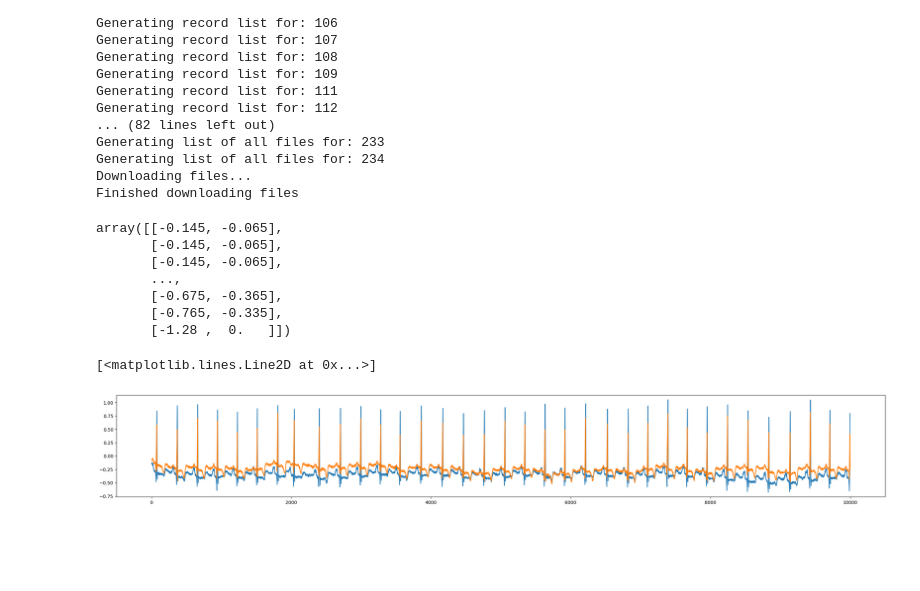
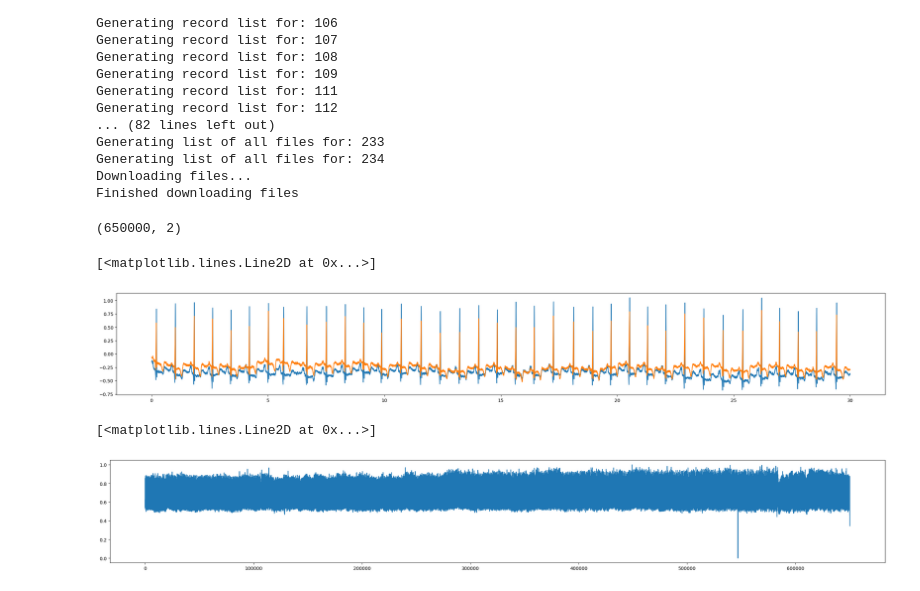
Before and after one commit to sjjtu/MAthesis, a Jupyter notebook: code/explore_mitbih.ipynb, the cells around one changed output. Saved outputs shown, nothing was run; the diff lists cells and outputs as text; code cells hidden in the pictures; blank space fills up the shorter version.

Commit message:
data preprocess

```diff
--- a/code/explore_mitbih.ipynb
+++ b/code/explore_mitbih.ipynb
@@ -56,19 +57,25 @@ dic = {'N':['N','L','R','B'],
       }
 # %%
 record = wfdb.rdrecord(data+'100',smooth_frames=True)
-record.p_signal
+record.p_signal.shape
+# first entry is MLII (Lead II) and second is V1 (sometimes V2, V4, or V5)
 # %% [output]
-array([[-0.145, -0.065],
-       [-0.145, -0.065],
-       [-0.145, -0.065],
-       ...,
-       [-0.675, -0.365],
-       [-0.765, -0.335],
-       [-1.28 ,  0.   ]])
+(650000, 2)
+# %%
+t = [x/360 for x in list(range(10800))]
 # %%
 plt.figure(figsize=(30, 4))
-plt.plot(record.p_signal[:10000,0])
-plt.plot(record.p_signal[:10000,1])
+plt.plot(t, record.p_signal[:10800,0])
+plt.plot(t, record.p_signal[:10800,1])
 # %% [output]
 [<matplotlib.lines.Line2D at 0x...>]
-[figure, old version]
+[figure, new version]
+# %%
+from sklearn import preprocessing
+min_max_scaler = preprocessing.MinMaxScaler()
+lm = min_max_scaler.fit_transform(record.p_signal[:,0].reshape(-1,1))
+plt.figure(figsize=(30, 4))
+plt.plot(lm)
+# %% [output]
+[<matplotlib.lines.Line2D at 0x...>]
+[figure, added]
```
Also changed, not shown: parts of 5 cells of this notebook.
